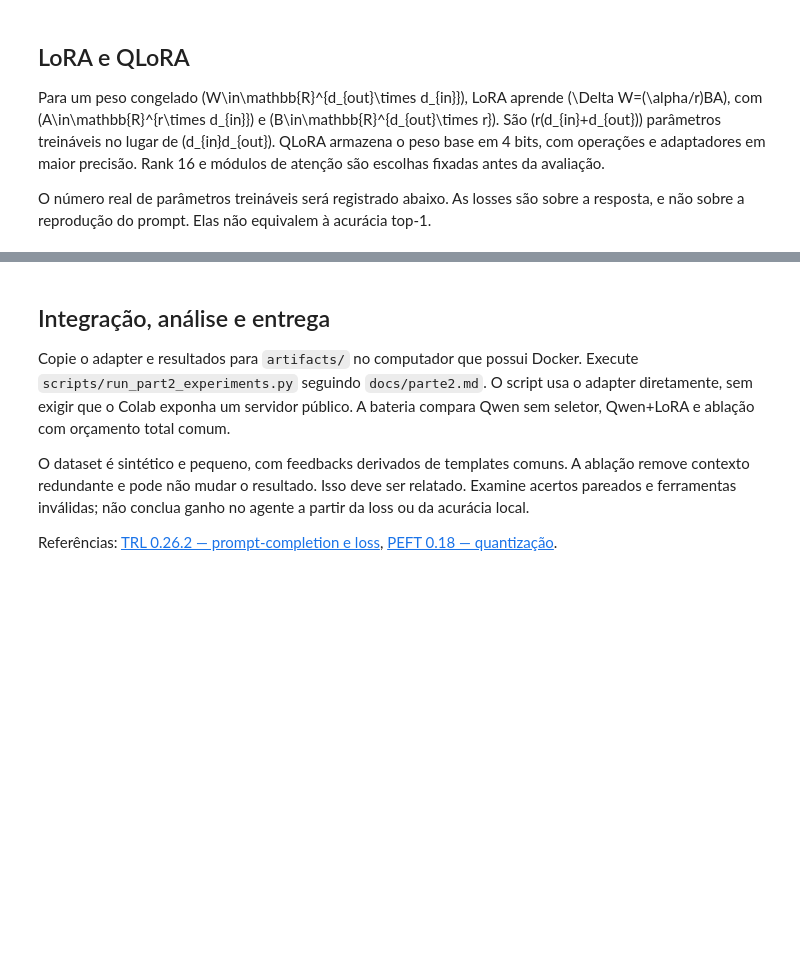
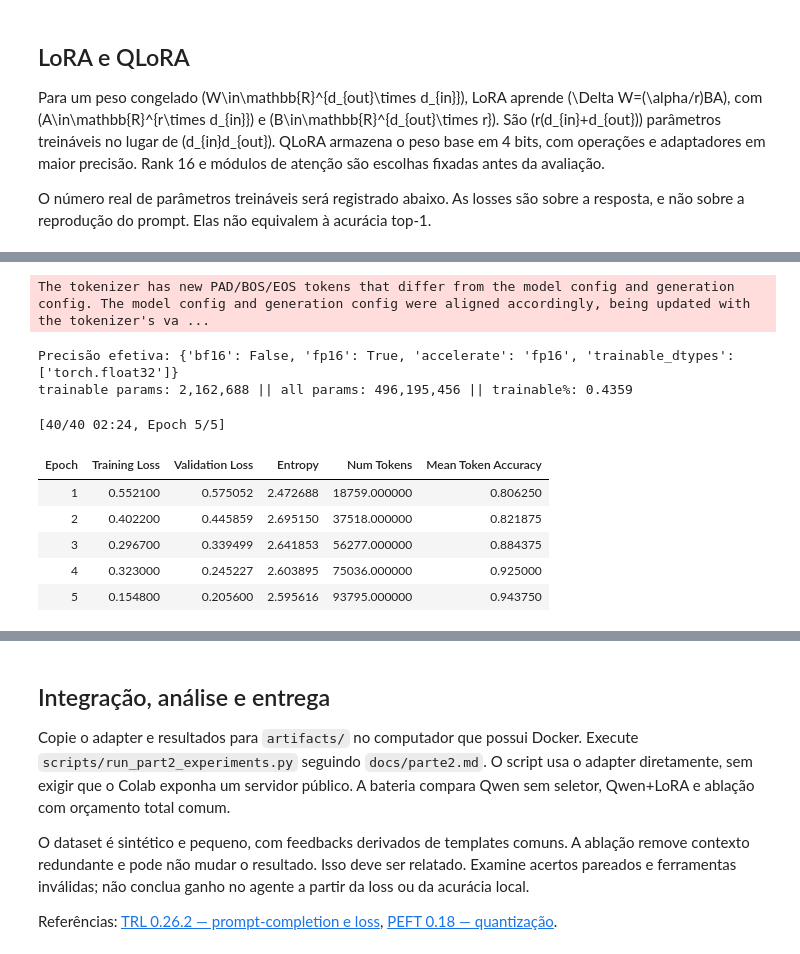
Before and after one commit to cristina-vitoria/MiniCode, a Jupyter notebook: notebooks/train_tool_selector_colab.ipynb, the cells around one changed output, grey strips where cells are left out. Cells and saved outputs as stored; diff of their text form; code cells hidden in the pictures; blank space fills up the shorter version.

```diff
--- a/notebooks/train_tool_selector_colab.ipynb
+++ b/notebooks/train_tool_selector_colab.ipynb
@@ -59,7 +60,8 @@ if not torch.cuda.is_available():
     raise RuntimeError('Este experimento exige GPU CUDA. O smoke test CPU não substitui o treinamento.')
 set_seed(CONFIG['seed'])
 MODEL_REVISION = HfApi().model_info(CONFIG['model']).sha
-use_bf16 = torch.cuda.get_device_capability(0)[0] >= 8
+# Exigir suporte nativo; em GPUs como T4, usar autocast FP16.
+use_bf16 = torch.cuda.is_bf16_supported(including_emulation=False)
 compute_dtype = torch.bfloat16 if use_bf16 else torch.float16
 quant = BitsAndBytesConfig(load_in_4bit=True, bnb_4bit_quant_type='nf4', bnb_4bit_use_double_quant=True, bnb_4bit_compute_dtype=compute_dtype)
 tokenizer = AutoTokenizer.from_pretrained(CONFIG['model'], revision=MODEL_REVISION, trust_remote_code=False)
@@ -76,29 +90,56 @@ print('Baseline preservado; configuração congelada. GPU:', manifest['gpu'])
 # %%
 lora = LoraConfig(r=CONFIG['r'], lora_alpha=CONFIG['alpha'], lora_dropout=CONFIG['dropout'],
     target_modules=CONFIG['target_modules'], bias='none', task_type='CAUSAL_LM')
 training_args = SFTConfig(output_dir=str(OUT/'checkpoints'), seed=CONFIG['seed'], data_seed=CONFIG['seed'],
     num_train_epochs=CONFIG['epochs'], learning_rate=CONFIG['learning_rate'],
     per_device_train_batch_size=CONFIG['batch_size'], per_device_eval_batch_size=1,
     gradient_accumulation_steps=CONFIG['gradient_accumulation_steps'],
     eval_strategy='epoch', logging_steps=1, save_strategy='epoch', save_total_limit=2,
     report_to='none', bf16=use_bf16, fp16=not use_bf16, max_length=CONFIG['max_length'],
     completion_only_loss=True, packing=False, gradient_checkpointing=True)
 trainer = SFTTrainer(model=base_model, args=training_args, train_dataset=training_dataset(splits['train']),
     eval_dataset=training_dataset(splits['validation']), processing_class=tokenizer, peft_config=lora)
+# TRL 0.26.2 converte os adaptadores QLoRA para BF16 mesmo com fp16=True.
+# Corrigir APÓS SFTTrainer e ANTES de criar o otimizador: AMP usa pesos
+# treináveis FP32; o modelo base permanece quantizado e o autocast usa FP16/BF16.
+with torch.no_grad():
+    for parameter in trainer.model.parameters():
+        if parameter.requires_grad:
+            parameter.data = parameter.data.to(torch.float32)
+trainable_dtypes = sorted({str(p.dtype) for p in trainer.model.parameters() if p.requires_grad})
+assert trainable_dtypes == ['torch.float32'], f'Precisão treinável inválida: {trainable_dtypes}'
+expected_precision = 'bf16' if use_bf16 else 'fp16'
+actual_precision = trainer.accelerator.mixed_precision
+if actual_precision != expected_precision:
+    raise RuntimeError(f'Accelerate usa {actual_precision}, esperado {expected_precision}. Reinicie o runtime e execute tudo.')
+manifest['precision'] = {'bf16': training_args.bf16, 'fp16': training_args.fp16,
+                         'accelerate': actual_precision, 'trainable_dtypes': trainable_dtypes}
+print('Precisão efetiva:', manifest['precision'])
 manifest['supervision'] = check_supervision(trainer, [r['label'] for r in splits['train']])
 trainable, total = trainer.model.get_nb_trainable_parameters()
 manifest.update(status='training', trainable_parameters=trainable, total_parameters=total,
                 trainable_fraction=trainable/total)
 write_json(OUT/'run_manifest.json', manifest)
 trainer.model.print_trainable_parameters()
 train_result = trainer.train()
 model = trainer.model  # PeftModel efetivo: não usar a referência anterior sem o wrapper.
 trainer.save_model(str(OUT/'adapter'))
 tokenizer.save_pretrained(str(OUT/'adapter'))
 trainer.save_state()
 write_json(OUT/'loss_history.json', trainer.state.log_history)
 manifest.update(status='trained', training_metrics=train_result.metrics)
 write_json(OUT/'run_manifest.json', manifest)
+# %% [output]
+The tokenizer has new PAD/BOS/EOS tokens that differ from the model config and generation config. The model config and generation config were aligned accordingly, being updated with the tokenizer's va ...
+Precisão efetiva: {'bf16': False, 'fp16': True, 'accelerate': 'fp16', 'trainable_dtypes': ['torch.float32']}
+trainable params: 2,162,688 || all params: 496,195,456 || trainable%: 0.4359
+[40/40 02:24, Epoch 5/5]
+| Epoch | Training Loss | Validation Loss | Entropy | Num Tokens | Mean Token Accuracy |
+| 1 | 0.552100 | 0.575052 | 2.472688 | 18759.000000 | 0.806250 |
+| 2 | 0.402200 | 0.445859 | 2.695150 | 37518.000000 | 0.821875 |
+| 3 | 0.296700 | 0.339499 | 2.641853 | 56277.000000 | 0.884375 |
+| 4 | 0.323000 | 0.245227 | 2.603895 | 75036.000000 | 0.925000 |
+| 5 | 0.154800 | 0.205600 | 2.595616 | 93795.000000 | 0.943750 |
 # %%
 import matplotlib.pyplot as plt
 history = trainer.state.log_history
```
Also changed, not shown: parts of 7 cells of this notebook, 39 other files.
